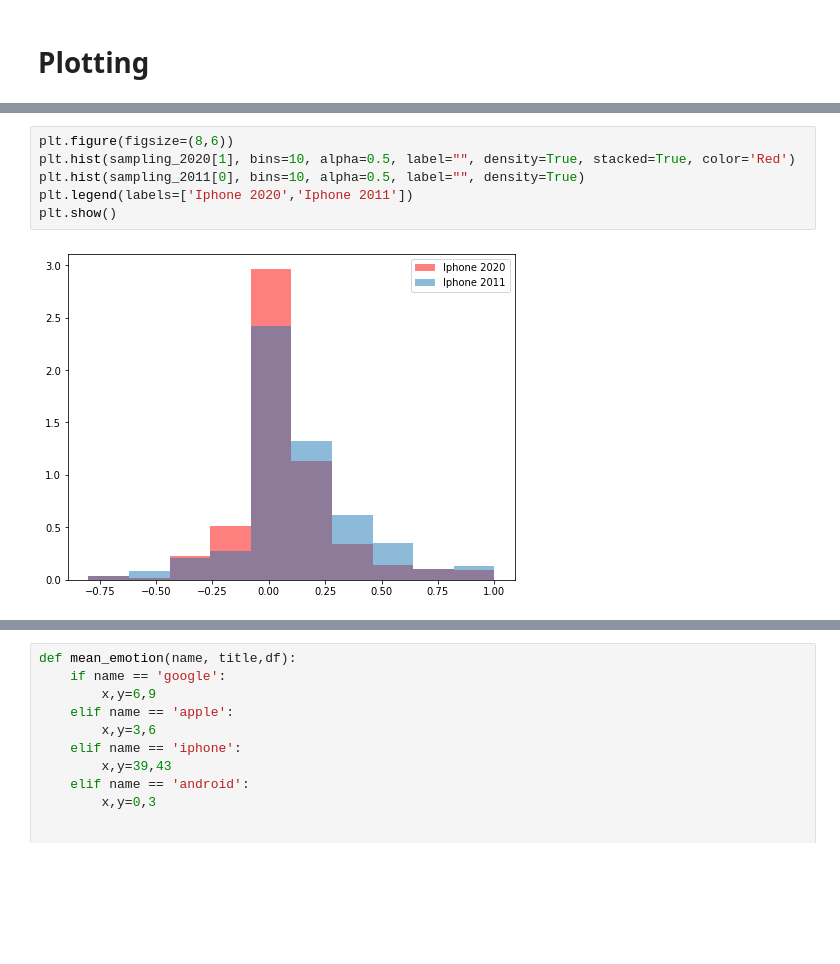
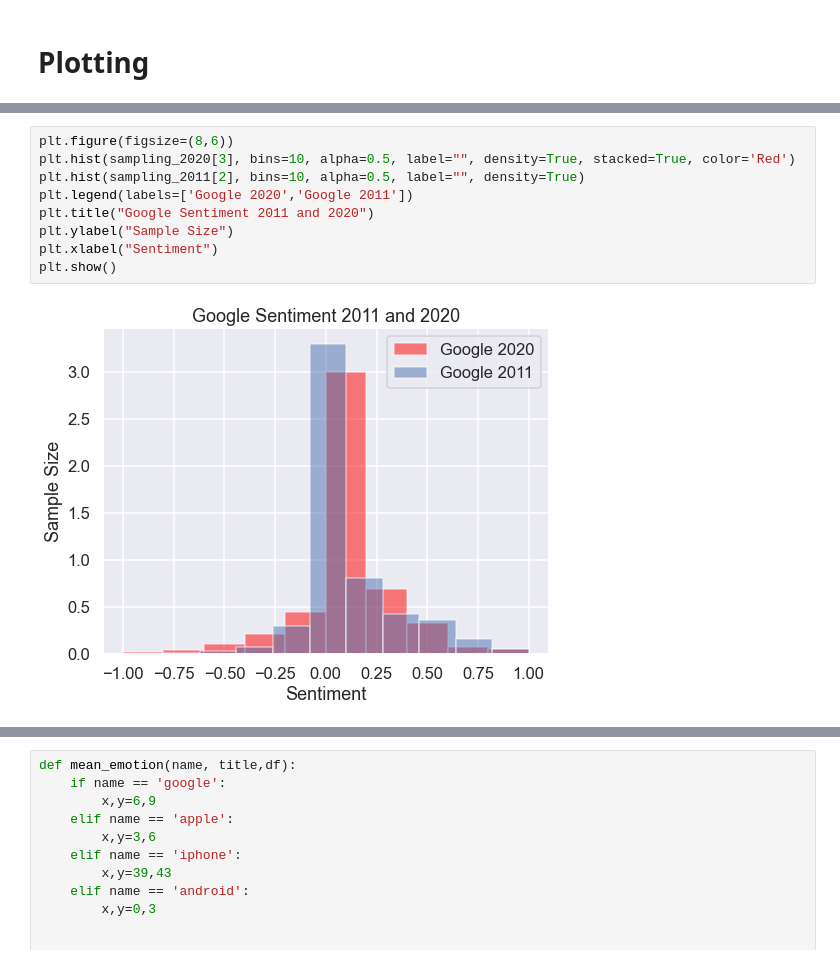
Before and after one commit to carlosiruiz/Twitter_sentiment_analysis, a Jupyter notebook: eda/Visualizations.ipynb, the cells around one changed output, grey strips where cells are left out. Saved outputs shown, nothing was run; the diff lists cells and outputs as text; blank space fills up the shorter version.

```diff
--- a/eda/Visualizations.ipynb
+++ b/eda/Visualizations.ipynb
@@ -114,8 +122,11 @@ plt.show()
 # %%
 plt.figure(figsize=(8,6))
-plt.hist(sampling_2020[1], bins=10, alpha=0.5, label="", density=True, stacked=True, color='Red')
-plt.hist(sampling_2011[0], bins=10, alpha=0.5, label="", density=True)
-plt.legend(labels=['Iphone 2020','Iphone 2011'])
+plt.hist(sampling_2020[3], bins=10, alpha=0.5, label="", density=True, stacked=True, color='Red')
+plt.hist(sampling_2011[2], bins=10, alpha=0.5, label="", density=True)
+plt.legend(labels=['Google 2020','Google 2011'])
+plt.title("Google Sentiment 2011 and 2020")
+plt.ylabel("Sample Size")
+plt.xlabel("Sentiment")
 plt.show()
 # %% [output]
-[figure, old version]
+[figure, new version]
```
Also changed, not shown: parts of 10 cells of this notebook, 3 other files.
